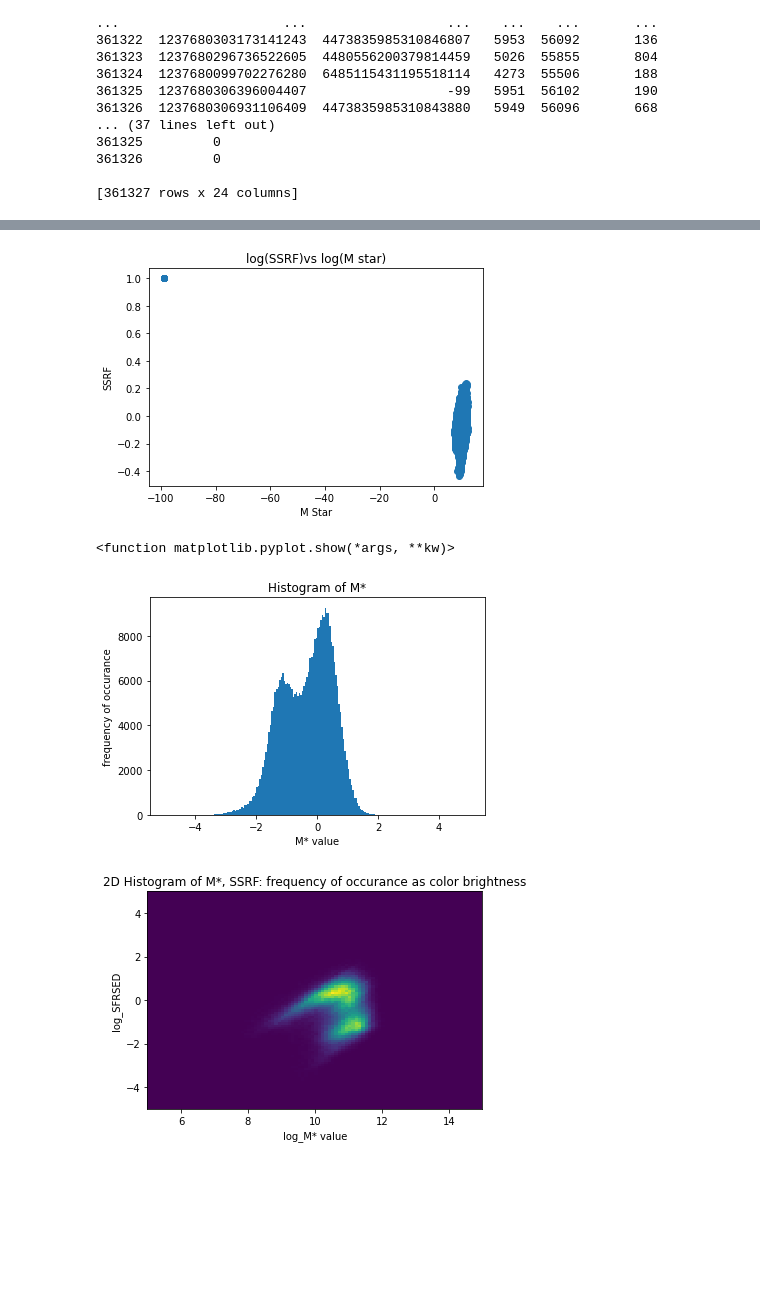
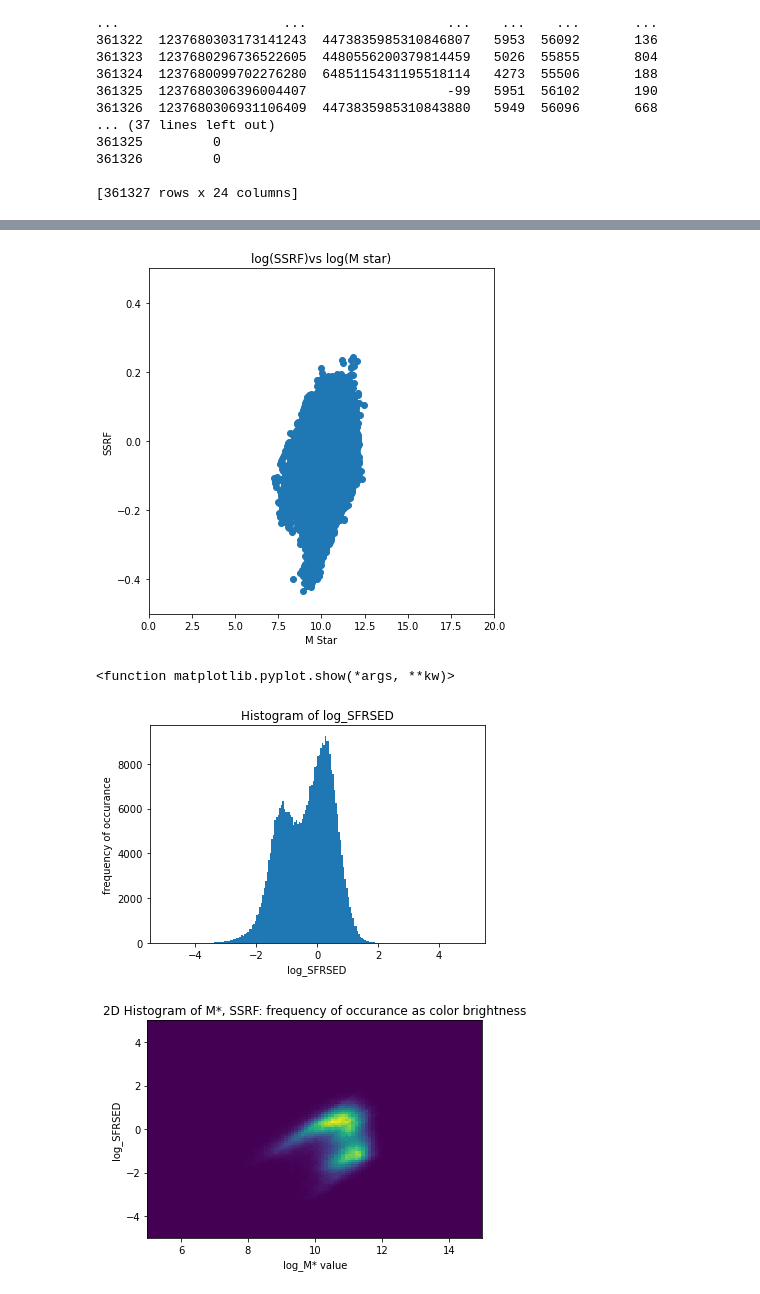
Before and after one commit to Duncan-Haywood/plottingAstronomyMatplotLib, a Jupyter notebook: AstroPlottingMatplotlib.ipynb, the cells around one changed output, grey strips where cells are left out. Saved outputs shown, nothing was run; the diff lists cells and outputs as text; code cells hidden in the pictures; blank space fills up the shorter version.

```diff
--- a/AstroPlottingMatplotlib.ipynb
+++ b/AstroPlottingMatplotlib.ipynb
@@ -208,15 +210,17 @@ ScatterY = getSSRFList(ScatterX,  ScatterSRF)
 # %%
 # plot scatter data
 # TODO: remove outliers or shift frame of view
-
-plt.scatter(ScatterX, ScatterY)
+fig = plt.figure(figsize=(8, 8))
+ax = fig.add_axes([.13, .3, .6, .6])
+ax.scatter(ScatterX, ScatterY)
 plt.xlabel('M Star')
 plt.ylabel('SSRF')
 plt.title('log(SSRF)vs log(M star)')
-plt.xlim=[0, 20]
+ax.set_xlim((0, 20))
+ax.set_ylim((-0.5, 0.5))
 plt.show()
 # %% [output]
-[figure, old version]
+[figure, new version]
 # %%
 # Select data to plot in Histogram plot:
 
@@ -226,14 +230,14 @@ HistX = astroDF.loc[:,'log_SFRSED'].tolist()
 numBins = 200
 range = (-5, 5)#(x.min(), x.max())
 plt.hist(HistX, bins=numBins, range=range)
-plt.xlabel('M* value')
+plt.xlabel('log_SFRSED')
 plt.ylabel('frequency of occurance')
-plt.title('Histogram of M*')
+plt.title('Histogram of log_SFRSED')
 plt.show
 ## TODO clean the data for this to be useful
 # %% [output]
 <function matplotlib.pyplot.show(*args, **kw)>
-[figure, old version]
+[figure, new version]
 # %%
 # Select data to plot in Contour plot:
 #TODO: :which data are we using for the Z value?
```
Also changed, not shown: parts of 1 cell of this notebook.
